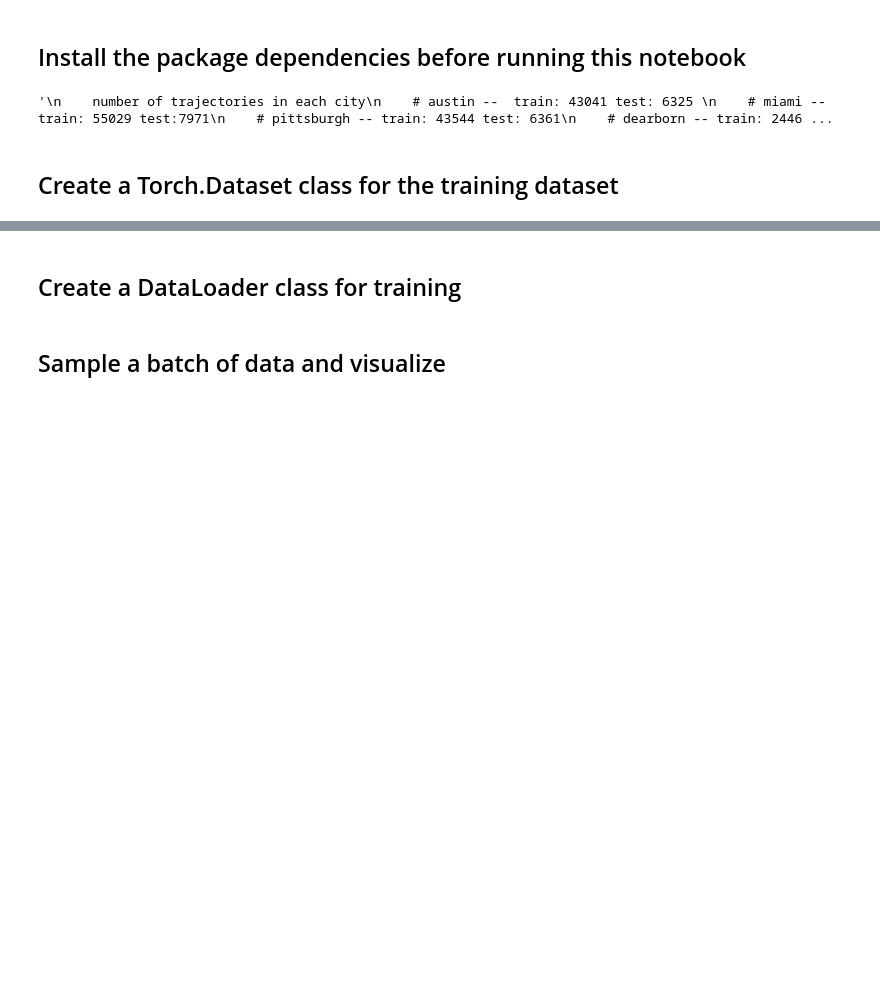
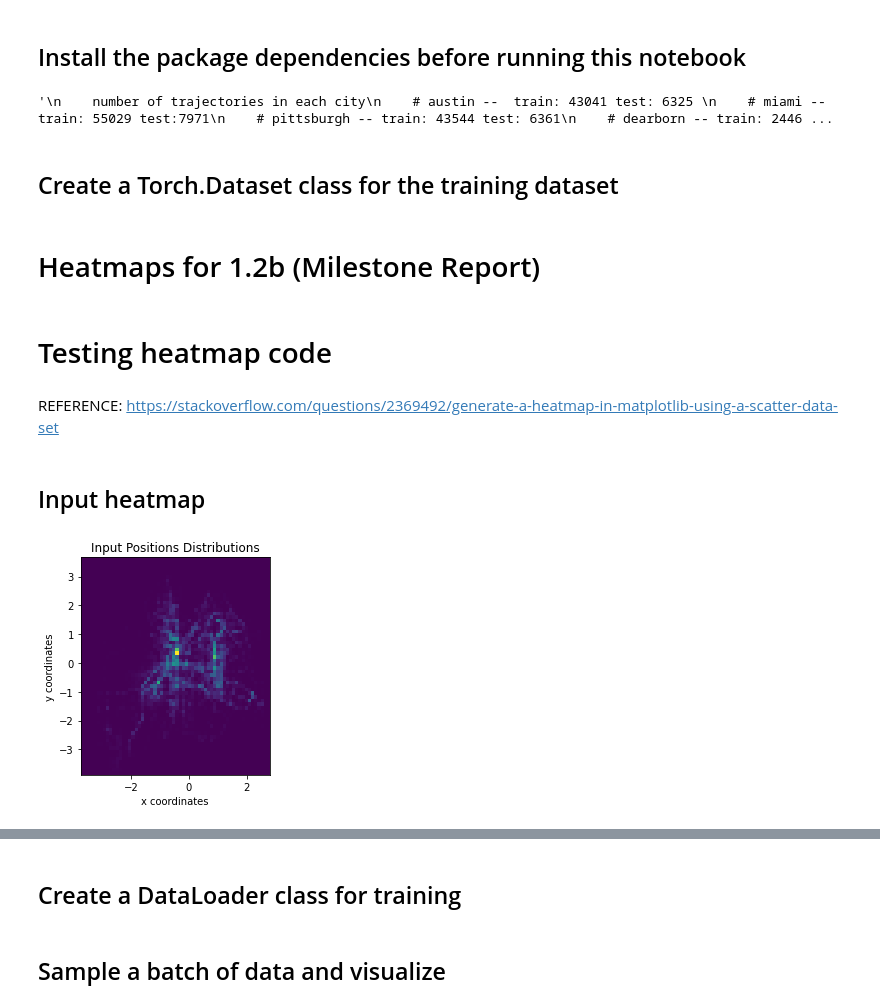
Before and after one commit to ec-2018/CSE151BCompetition, a Jupyter notebook: Load_Argo2_Public.ipynb, the cells around one changed output, grey strips where cells are left out. Cells and saved outputs as stored; diff of their text form; code cells hidden in the pictures; blank space fills up the shorter version.

Commit message:
heatmap

```diff
--- a/Load_Argo2_Public.ipynb
+++ b/Load_Argo2_Public.ipynb
@@ -118,3 +121,52 @@ train_palo_alto, val_palo_alto = torch.utils.data.random_split(train_palo_alto,
 # train_pittsburgh, val_pittsburgh = torch.utils.data.random_split(train_pittsburgh, [len(train_pittsburgh) - len(train_pittsburgh)//5, len(train_pittsburgh)//5])
 # train_dearborn, val_dearborn = torch.utils.data.random_split(train_dearborn, [len(train_dearborn) - len(train_dearborn)//5, len(train_dearborn)//5])
 # train_washington_dc, val_washington_dc = torch.utils.data.random_split(train_washington_dc, [len(train_washington_dc) - len(train_washington_dc)//5, len(train_washington_dc)//5])
+# %% [markdown]
+# Heatmaps for 1.2b (Milestone Report)
+# %%
+import matplotlib
+import matplotlib.pyplot as plt
+
+# Training data sets
+train_austin = ArgoverseDataset(city="austin", split="train")
+train_miami = ArgoverseDataset(city="miami", split="train")
+train_palo_alto = ArgoverseDataset(city="palo-alto", split="train")
+train_pittsburgh = ArgoverseDataset(city="pittsburgh", split="train")
+train_dearborn = ArgoverseDataset(city="dearborn", split="train")
+train_washington_dc = ArgoverseDataset(city="washington-dc", split="train")
+# print(type(train_palo_alto.inputs)) # np.ndarray() # traj x 50 x 2
+all_inp = np.concatenate((train_austin.inputs, train_miami.inputs, train_palo_alto.inputs, train_pittsburgh.inputs,
+                          train_dearborn.inputs, train_washington_dc.inputs))
+all_out = np.concatenate((train_austin.outputs, train_miami.outputs, train_palo_alto.outputs, train_pittsburgh.outputs,
+                          train_dearborn.outputs, train_washington_dc.outputs))
+# Test data sets
+# test_austin = ArgoverseDataset(city = "austin", split = "test")
+# test_miami = ArgoverseDataset(city = "miami", split = "test")
+# test_palo_alto = ArgoverseDataset(city="palo-alto", split="test")
+# test_pittsburgh = ArgoverseDataset(city = "pittsburgh", split = "test")
+# test_dearborn = ArgoverseDataset(city = "dearborn", split = "test")
+# test_washington_dc = ArgoverseDataset(city = "washington-dc", split = "test")
+
+# fig, ax = plt.subplots()
+# %% [markdown]
+# Testing heatmap code
+# %% [markdown]
+REFERENCE: https://stackoverflow.com/questions/2369492/generate-a-heatmap-in-matplotlib-using-a-scatter-data-set
+# %% [markdown]
+## Input heatmap
+# %%
+size = all_inp[:, :, 0].size
+x_coor = all_inp[:, :, 0].reshape(size)
+y_coor = all_inp[:, :, 1].reshape(size)
+heatmap, xedges, yedges = np.histogram2d(x_coor, y_coor, bins=(60))
+min_x, max_x, min_y, max_y = xedges[0], xedges[-1], yedges[0], yedges[-1]
+extent = [min_x, max_x, min_y, max_y]
+
+plt.clf()
+plt.imshow(heatmap.T, extent=extent, origin="lower")
+plt.title("Input Positions Distributions")
+plt.ylabel("y coordinates")
+plt.xlabel("x coordinates")
+plt.show()
+# %% [output]
+[figure, added]
```
Also changed, not shown: parts of 5 cells of this notebook.
